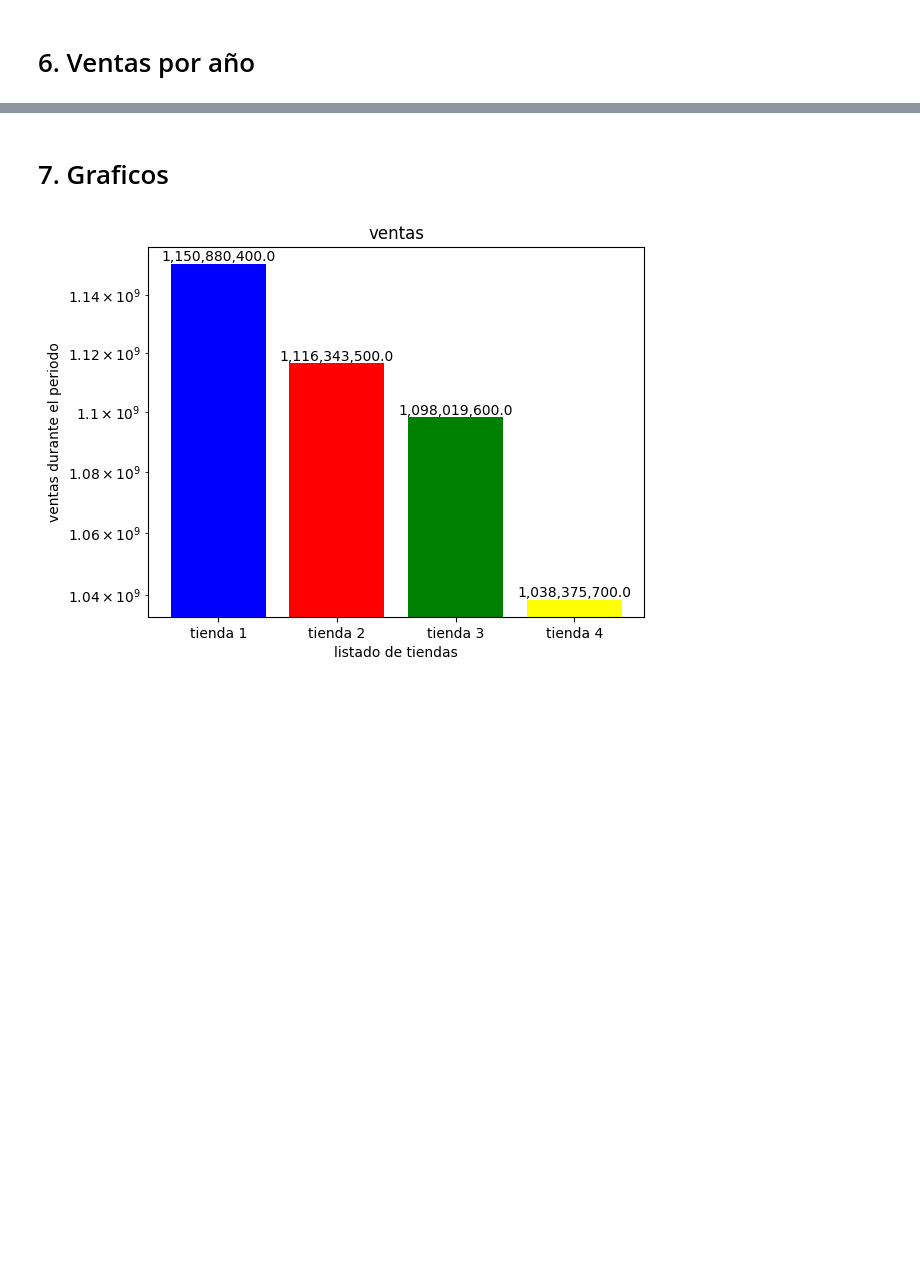
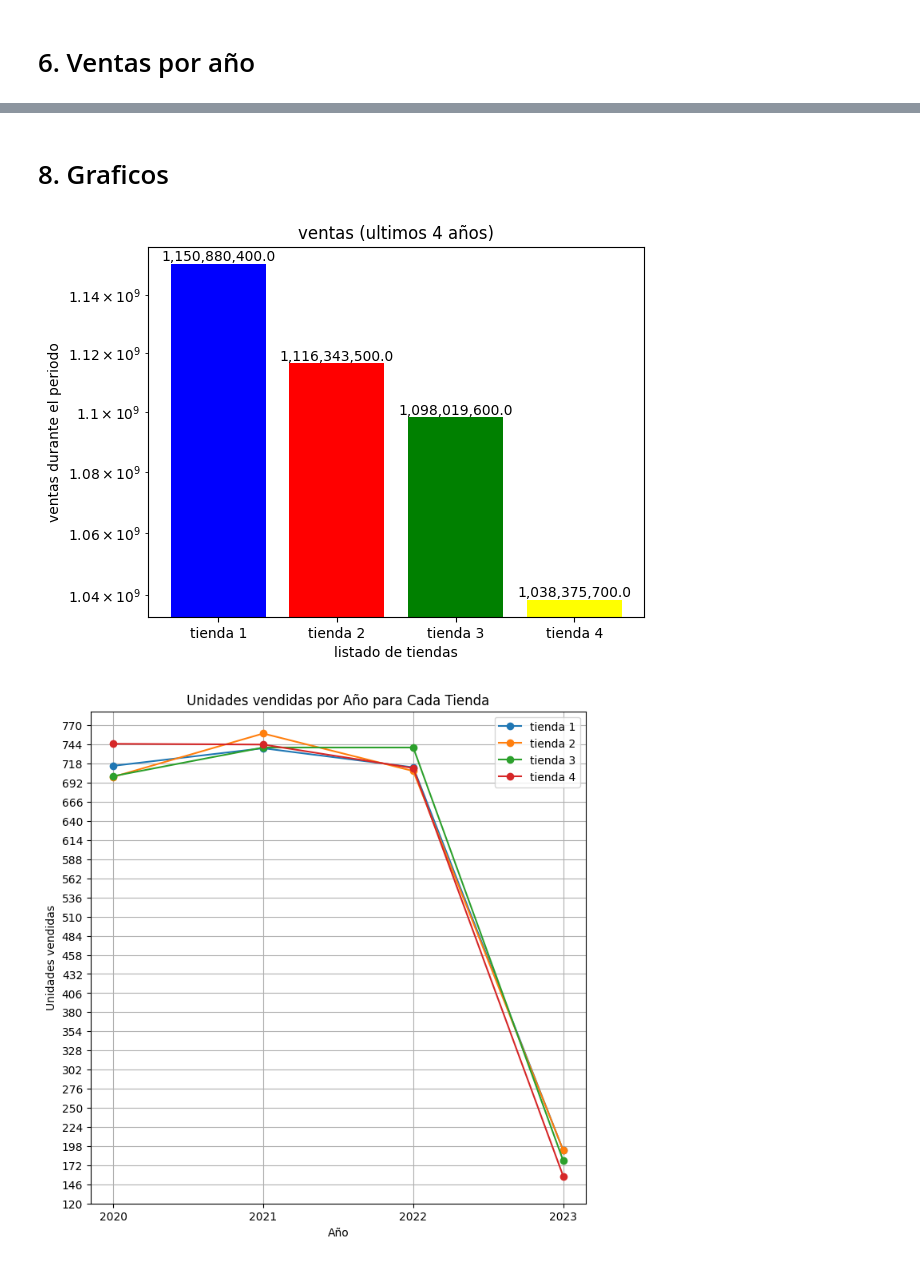
Before and after one commit to w4cha/analisis-alura, a Jupyter notebook: AluraStoreLatam.ipynb, the cells around one changed output, grey strips where cells are left out. Cells and saved outputs as stored; diff of their text form; code cells hidden in the pictures; blank space fills up the shorter version.

```diff
--- a/AluraStoreLatam.ipynb
+++ b/AluraStoreLatam.ipynb
@@ -46,18 +46,12 @@ class Tienda:
             "menos": {"producto": menos, "cantidad": grouped.loc[menos, name_alias]},
             }
   def ventas_por_año(self) -> dict:
-    new_df = pd.DataFrame(self.df_reader["Fecha de Compra"].dt.year.tolist(),
-                          self.df_reader["Precio"].tolist(), columns=["Precio", "Año de venta"])
-    print(new_df)
+    new_df = pd.DataFrame({"Año de compra": self.df_reader["Fecha de Compra"].dt.year.tolist(),
+                          "Precio de la venta": self.df_reader["Precio"].tolist()})
+    return new_df.groupby("Año de compra").agg(**{"Ventas por año": ("Precio de la venta", "count")}).to_dict()
 
-  def sumario(self) -> dict:
-    cantidad = self.más_y_menos_vendido()
-    return {"tienda": self.nombre, "ventas": self.ventas(),
-            "categorías y sus ventas": self.categorías(),
-            "valoración promedio": self.valoración_promedio("Calificación"),
-            "costo envio promedio": self.valoración_promedio("Costo de envío"),
-            "item más vendido": cantidad["más"],
-            "item menos vendido": cantidad["menos"]}
+  def valor_promedio_categoría(self) -> dict:
+    return self.df_reader.groupby("Categoría del Producto").agg(**{"Valor promedio producto": ("Precio", "mean")}).round(2).to_dict()
 
 names = [f"tienda {i}" for i in range(1,5)]
 resultados = []
@@ -135,0 +116,5 @@ resultados[0].ventas_por_año()
+# %%
+data_sale_year = {}
+for tienda_año in resultados:
+  data_sale_year[tienda_año.nombre] = tienda_año.ventas_por_año()["Ventas por año"]
+  print(tienda_año.nombre, data_sale_year[tienda_año.nombre])
@@ -136,20 +138,34 @@ resultados[0].ventas_por_año()
 # %% [markdown]
-# 7. Graficos
+# 8. Graficos
 # %%
 import matplotlib.pyplot as plt
+import numpy as np
 # ventas
 ventas = [float(item.ventas()) for item in resultados]
 nombres = [item.nombre for item in resultados]
 colores = ["blue", "red", "green", "yellow"]
 plt.bar(nombres, ventas, color=colores)
 plt.yscale("log")
 for count, item in enumerate(ventas):
   plt.text(count, item, f"{item:,}", ha='center', va='bottom')
-plt.title("ventas")
+plt.title("ventas (ultimos 4 años)")
 plt.ylabel("ventas durante el periodo")
 plt.xlabel("listado de tiendas")
 plt.show()
 
-# extra
+# ventas unitarias por año para cada tienda
+
+plt.figure(figsize=(8, 8))
+for tienda, ventas in data_sale_year.items():
+    plt.plot(list(ventas.keys()), list(ventas.values()), marker='o', label=tienda)
+plt.xlabel('Año')
+plt.ylabel('Unidades vendidas')
+plt.title('Unidades vendidas por Año para Cada Tienda')
+plt.xticks(list(data_sale_year['tienda 1'].keys()))
+plt.yticks(np.arange(120, 771, 26))
+plt.legend()
+plt.grid(True)
+plt.show()
 # %% [output]
-[figure, old version]
+[figure, new version]
+[figure, added]
```
Also changed, not shown: parts of 8 cells of this notebook.
